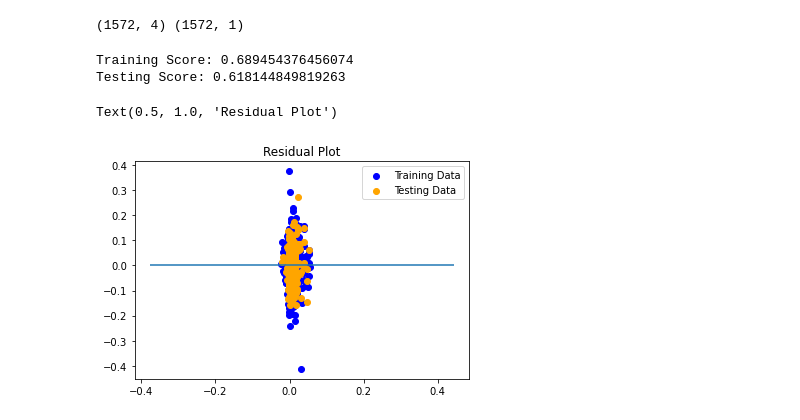
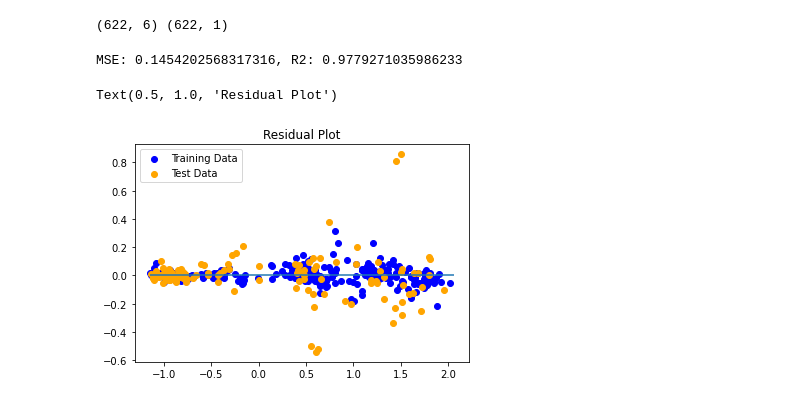
Before and after one commit to Crypto-Crustaceans/project3, a Jupyter notebook: linear_regression.ipynb, the cells around one changed output. Saved outputs shown, nothing was run; the diff lists cells and outputs as text; code cells hidden in the pictures.

```diff
--- a/linear_regression.ipynb
+++ b/linear_regression.ipynb
@@ -40,9 +51,16 @@ df.head()
 # %%
-X = df[["7_day_total_avg_transaction_value", "7_day_large_transaction_count","7_day_reddit_comments_per_day","7_day_volumeto"]]
-y = df["7_day_change"].values.reshape(-1, 1)
+X = df[["close"
+        ,"pre_7_day_open"
+        ,"7_day_total_avg_transaction_value"
+        ,"7_day_large_transaction_count"
+        ,"7_day_reddit_comments_per_day"
+        ,"7_day_volumeto"
+       ]]
+
+y = df["post_7_day_close"].values.reshape(-1, 1)
 print(X.shape, y.shape)
 # %% [output]
-(1572, 4) (1572, 1)
+(622, 6) (622, 1)
 # %%
 from sklearn.model_selection import train_test_split
 
@@ -53,19 +68,50 @@ model = LinearRegression()
-# %%
-model.fit(X_train, y_train)
-training_score = model.score(X_train, y_train)
-testing_score = model.score(X_test, y_test)
-
-print(f"Training Score: {training_score}")
-print(f"Testing Score: {testing_score}")
-# %% [output]
-Training Score: 0.689454376456074
-Testing Score: 0.618144849819263
+# %%
+from sklearn.preprocessing import StandardScaler
+X_scaler = StandardScaler().fit(X_train)
+y_scaler = StandardScaler().fit(y_train)
+
+X_train = X_scaler.transform(X_train)
+X_test = X_scaler.transform(X_test)
+y_train = y_scaler.transform(y_train)
+y_test = y_scaler.transform(y_test)
+# %%
+# from sklearn.linear_model import LinearRegression
+# model = LinearRegression()
+# model.fit(X_train, y_train)
+
+# from sklearn.linear_model import Lasso
+# model = Lasso(alpha=.01).fit(X_train, y_train)
+
+# from sklearn.linear_model import Ridge
+# model = Ridge(alpha=.01).fit(X_train, y_train)
+
+# from sklearn.linear_model import ElasticNet
+# model = ElasticNet(alpha=.01).fit(X_train, y_train)
+
+# from sklearn.ensemble import GradientBoostingRegressor
+# model = GradientBoostingRegressor(random_state=42, n_estimators=1000)
+# model.fit(X_train, y_train.ravel())
+
+from sklearn.ensemble import RandomForestRegressor
+model = RandomForestRegressor(random_state=42, n_estimators=100)
+model.fit(X_train, y_train.ravel())
+
+predictions = model.predict(X_test)
+# %%
+from sklearn.metrics import mean_squared_error
+
+MSE = mean_squared_error(y_test, predictions, squared=False)
+r2 = model.score(X_test, y_test)
+
+print(f"MSE: {MSE}, R2: {r2}")
+# %% [output]
+MSE: 0.1454202568317316, R2: 0.9779271035986233
 # %%
-plt.scatter(model.predict(X_train), model.predict(X_train) - y_train, c="blue", label="Training Data")
-plt.scatter(model.predict(X_test), model.predict(X_test) - y_test, c="orange", label="Testing Data")
+plt.scatter(model.predict(X_train), model.predict(X_train) - y_train.ravel(), c="blue", label="Training Data")
+plt.scatter(model.predict(X_test), model.predict(X_test) - y_test.ravel(), c="orange", label="Test Data")
 plt.legend()
-plt.hlines(y=0, xmin=y.min(), xmax=y.max())
+plt.hlines(y=0, xmin=y_test.min(), xmax=y_test.max())
 plt.title("Residual Plot")
 # %% [output]
 Text(0.5, 1.0, 'Residual Plot')
-[figure, old version]
+[figure, new version]
```
Also changed, not shown: parts of 9 cells of this notebook.
